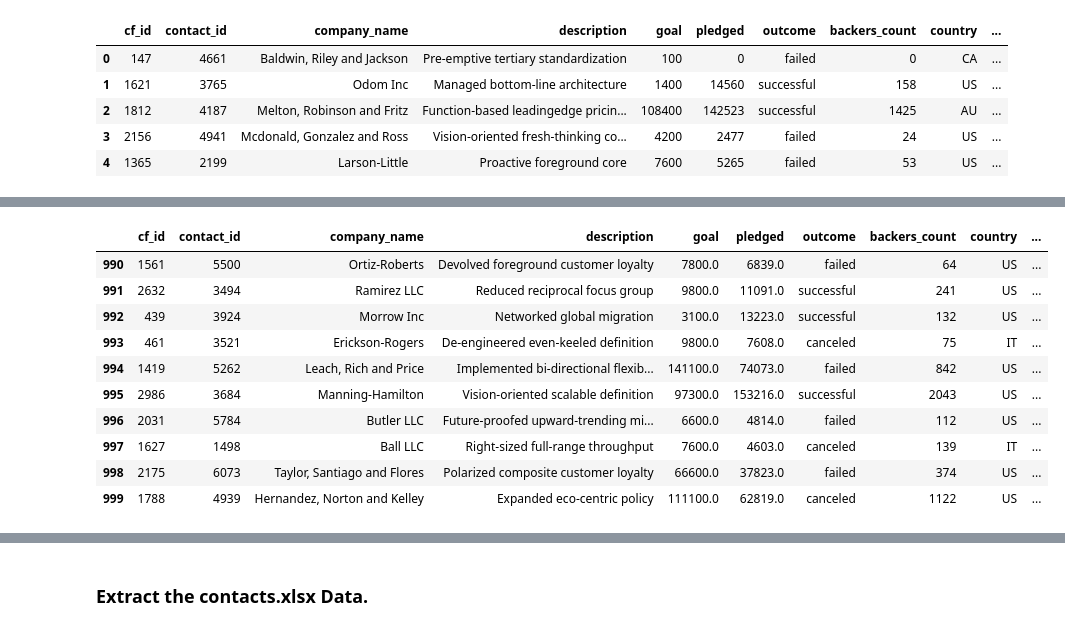
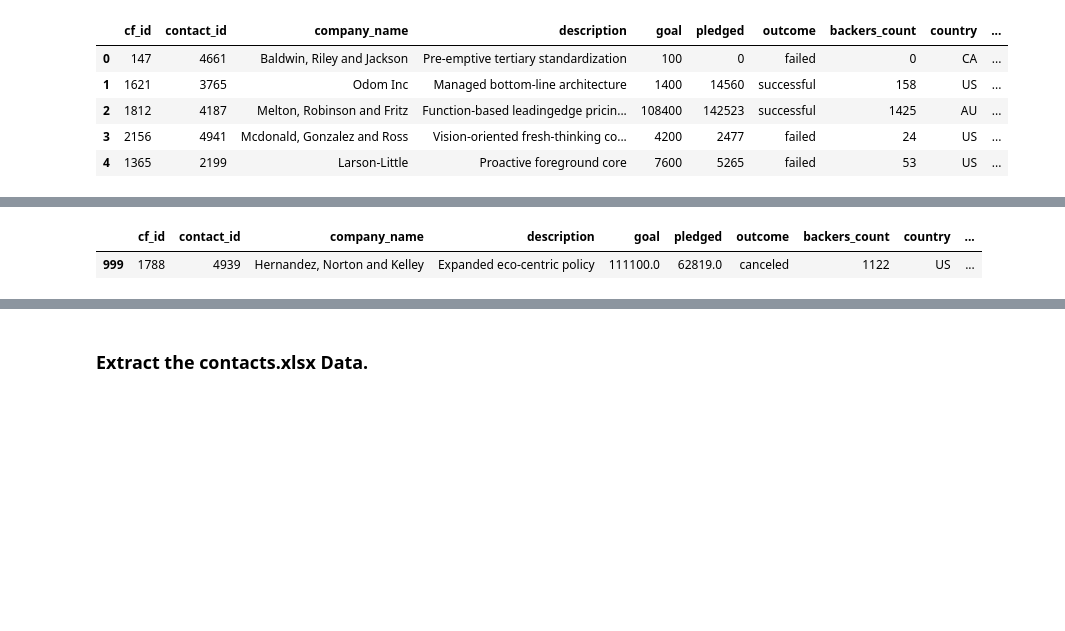
Before and after one commit to spicious-ai/Crowdfunding_ETL, a Jupyter notebook: ETL_Mini_Project_Starter_Code.ipynb, the cells around one changed output, grey strips where cells are left out. Drawn from its saved outputs; the diff is of its cells as text; code cells hidden in the pictures; blank space fills up the shorter version.

```diff
--- a/ETL_Mini_Project_Starter_Code.ipynb
+++ b/ETL_Mini_Project_Starter_Code.ipynb
@@ -110,8 +119,13 @@ print(scat_ids)
 ['subcat1', 'subcat2', 'subcat3', 'subcat4', 'subcat5', 'subcat6', 'subcat7', 'subcat8', 'subcat9', 'subcat10', 'subcat11', 'subcat12', 'subcat13', 'subcat14', 'subcat15', 'subcat16', 'subcat17', 'sub ...
 # %%
 # Create a category DataFrame with the category_id array as the category_id and categories list as the category name.
-
+category_df = pd.DataFrame()
+category_df['category_id']=cat_ids
+category_df['category']=categories_types
 # Create a category DataFrame with the subcategory_id array as the subcategory_id and subcategories list as the subcategory name.
+subcategory_df = pd.DataFrame()
+subcategory_df['subcategory_id']=scat_ids
+subcategory_df['subcategory']=subcategories_types
 # %%
 category_df
 # %% [output]
@@ -185,6 +201,10 @@ campaign_df.head()
 | 4 | 1365 | 2199 | Larson-Little | Proactive foreground core | 7600 | 5265 | failed | 53 | US | ... |
 # %%
 # Rename the blurb, launched_at, and deadline columns.
+campaign_df.rename(columns={'blurb': "description",
+                            'launched_at': "launch_date",
+                            'deadline': "end_date"}, inplace=True)
+campaign_df.head()
 # %% [output]
 |  | cf_id | contact_id | company_name | description | goal | pledged | outcome | backers_count | country | ... |
 | 0 | 147 | 4661 | Baldwin, Riley and Jackson | Pre-emptive tertiary standardization | 100 | 0 | failed | 0 | CA | ... |
@@ -194,3 +214,4 @@ campaign_df.head()
 | 4 | 1365 | 2199 | Larson-Little | Proactive foreground core | 7600 | 5265 | failed | 53 | US | ... |
 # %%
 # Convert the goal and pledged columns to a `float` data type.
+campaign_df = campaign_df.astype({'goal':'float','pledged':'float'})
@@ -225,3 +239,5 @@ dtype: object
 # %%
-# Format the launched_date and end_date columns to datetime format
+# Format the launch_date and end_date columns to datetime format
 from datetime import datetime as dt
+campaign_df["launch_date"]  = pd.to_datetime(campaign_df["launch_date"])
+campaign_df["end_date"]  = pd.to_datetime(campaign_df["end_date"])
@@ -235,18 +244,10 @@ from datetime import datetime as dt
 # %%
 # Merge the campaign_df with the category_df on the "category" column and
 # the subcategory_df on the "subcategory" column.
+campaign_merged_df = campaign_df.merge(category_df, on='category', how='left')
+campaign_merged_df = campaign_merged_df.merge(subcategory_df, on='subcategory', how='left')
 
-
-campaign_merged_df.tail(10)
+campaign_merged_df.tail(1)
 # %% [output]
 |  | cf_id | contact_id | company_name | description | goal | pledged | outcome | backers_count | country | ... |
-| 990 | 1561 | 5500 | Ortiz-Roberts | Devolved foreground customer loyalty | 7800.0 | 6839.0 | failed | 64 | US | ... |
-| 991 | 2632 | 3494 | Ramirez LLC | Reduced reciprocal focus group | 9800.0 | 11091.0 | successful | 241 | US | ... |
-| 992 | 439 | 3924 | Morrow Inc | Networked global migration | 3100.0 | 13223.0 | successful | 132 | US | ... |
-| 993 | 461 | 3521 | Erickson-Rogers | De-engineered even-keeled definition | 9800.0 | 7608.0 | canceled | 75 | IT | ... |
-| 994 | 1419 | 5262 | Leach, Rich and Price | Implemented bi-directional flexib... | 141100.0 | 74073.0 | failed | 842 | US | ... |
-| 995 | 2986 | 3684 | Manning-Hamilton | Vision-oriented scalable definition | 97300.0 | 153216.0 | successful | 2043 | US | ... |
-| 996 | 2031 | 5784 | Butler LLC | Future-proofed upward-trending mi... | 6600.0 | 4814.0 | failed | 112 | US | ... |
-| 997 | 1627 | 1498 | Ball LLC | Right-sized full-range throughput | 7600.0 | 4603.0 | canceled | 139 | IT | ... |
-| 998 | 2175 | 6073 | Taylor, Santiago and Flores | Polarized composite customer loyalty | 66600.0 | 37823.0 | failed | 374 | US | ... |
 | 999 | 1788 | 4939 | Hernandez, Norton and Kelley | Expanded eco-centric policy | 111100.0 | 62819.0 | canceled | 1122 | US | ... |
```
Also changed, not shown: parts of 30 cells of this notebook, 4 other files.
